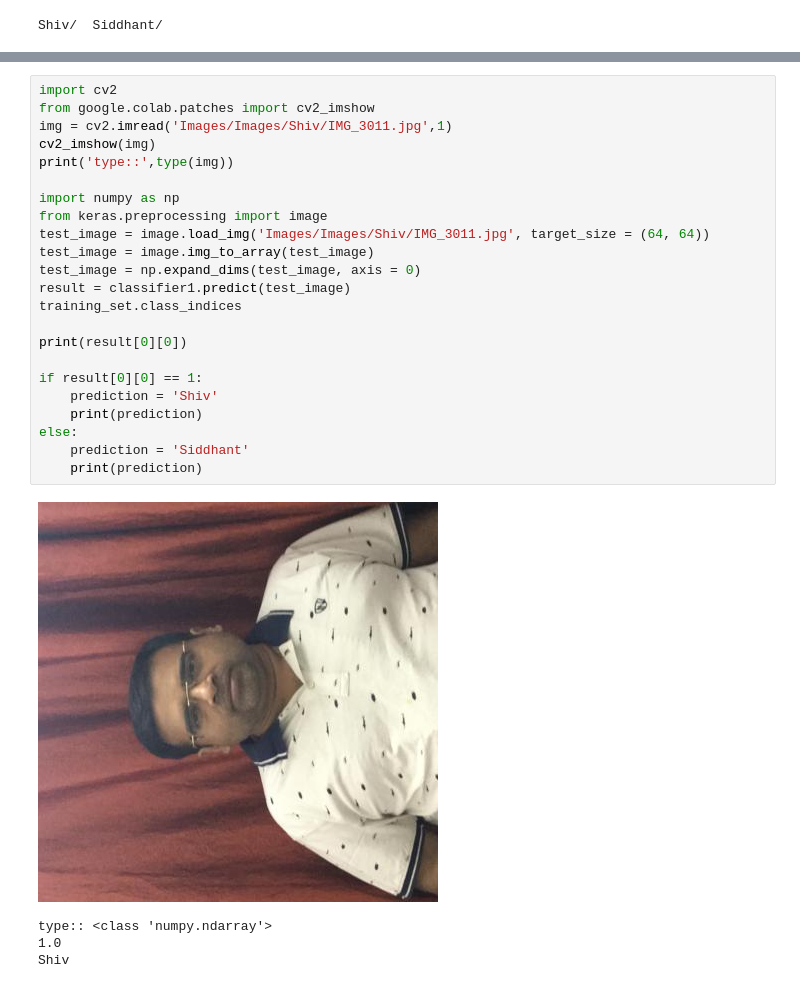
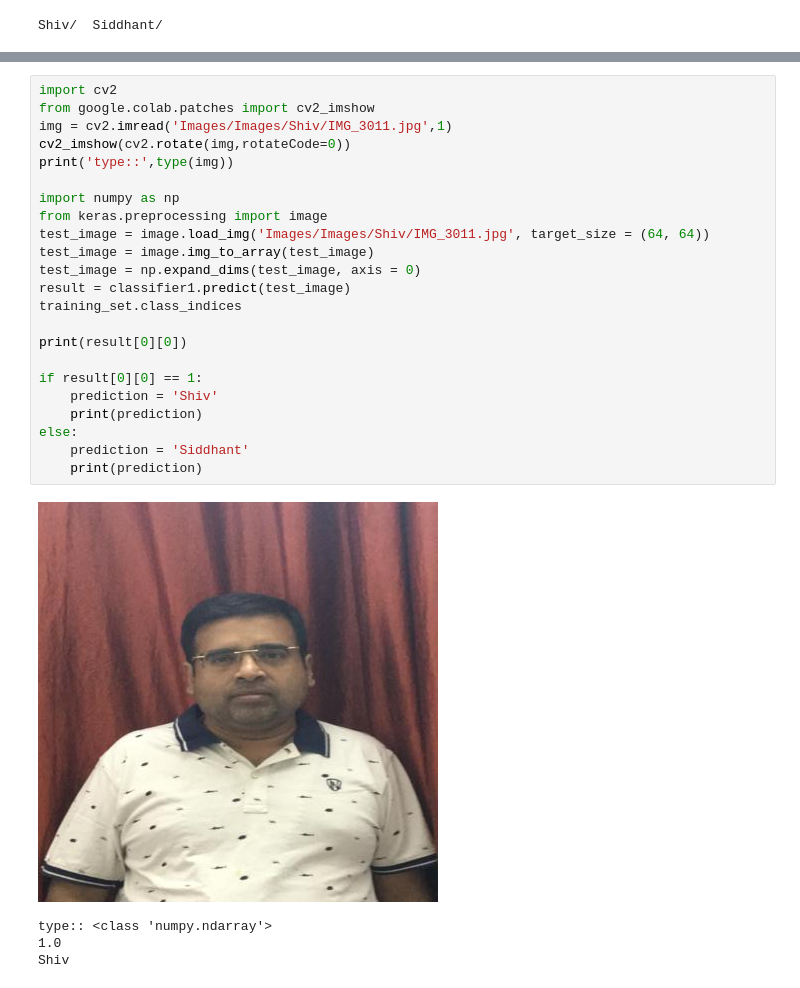
Before and after one commit to Shivdutta/AI_Vision, a Jupyter notebook: CNN_1.ipynb, the cells around one changed output, grey strips where cells are left out. Cells and saved outputs as stored; diff of their text form.

```diff
--- a/CNN_1.ipynb
+++ b/CNN_1.ipynb
@@ -113,28 +113,28 @@ Epoch 1/1
 # %%
 import cv2
 from google.colab.patches import cv2_imshow
 img = cv2.imread('Images/Images/Shiv/IMG_3011.jpg',1)
-cv2_imshow(img)
+cv2_imshow(cv2.rotate(img,rotateCode=0))
 print('type::',type(img))
 
 import numpy as np
 from keras.preprocessing import image
 test_image = image.load_img('Images/Images/Shiv/IMG_3011.jpg', target_size = (64, 64))
 test_image = image.img_to_array(test_image)
 test_image = np.expand_dims(test_image, axis = 0)
 result = classifier1.predict(test_image)
 training_set.class_indices
 
 print(result[0][0])
 
 if result[0][0] == 1:
     prediction = 'Shiv'
     print(prediction)
 else:
     prediction = 'Siddhant'
     print(prediction)
 # %% [output]
-[figure, old version]
+[figure, new version]
 type:: <class 'numpy.ndarray'>
 1.0
 Shiv
```
Also changed, not shown: parts of 8 cells of this notebook.
